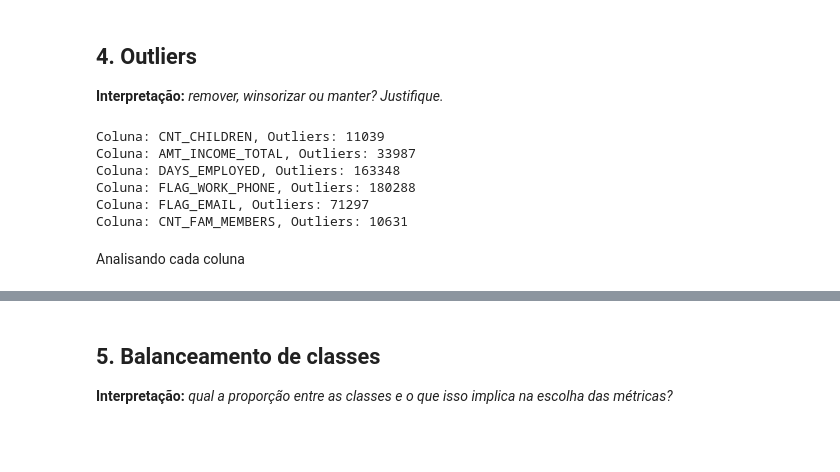
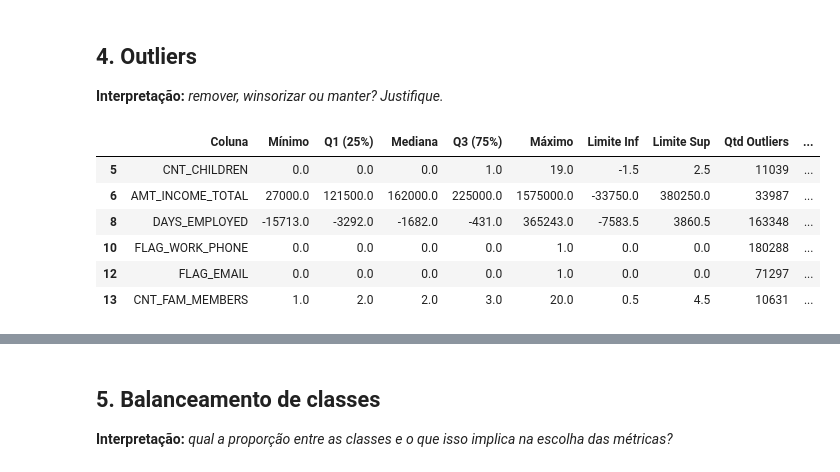
Before and after one commit to dianafismed/postech-tech-challenge-fase2, a Jupyter notebook: notebooks/01_eda.ipynb, the cells around one changed output, grey strips where cells are left out. Cells and saved outputs as stored; diff of their text form; code cells hidden in the pictures; blank space fills up the shorter version.

```diff
--- a/notebooks/01_eda.ipynb
+++ b/notebooks/01_eda.ipynb
@@ -620,23 +678,46 @@ ________________________________________________________________________________
 
 **Interpretação:** _remover, winsorizar ou manter? Justifique._
 # %%
-# Detecção de outliers usando o método do IQR (Interquartile Range) para as colunas numéricas:
+# Detectando os outliers usando o método do IQR (Interquartile Range) para as colunas numéricas:
+
+df_outliers = []
 
 for col in df.select_dtypes(include=['float64', 'int64']).columns:
   Q1 = df[col].quantile(0.25)
   Q3 = df[col].quantile(0.75)
   IQR = Q3 - Q1
+
   lower_bound = Q1 - 1.5 * IQR
   upper_bound = Q3 + 1.5 * IQR
-  outliers = df[(df[col] < lower_bound) | (df[col] > upper_bound)]
-  if not outliers.empty:
-    print(f"Coluna: {col}, Outliers: {len(outliers)}")
+
+  outliers = df[(df[col] < lower_bound) | (df[col] > upper_bound)][col]
+  count = len(outliers)
+  pct = (count / len(df)) * 100
+
+  df_outliers.append({
+        'Coluna': col,
+        'Mínimo': df[col].min(),
+        'Q1 (25%)': Q1,
+        'Mediana': df[col].median(),
+        'Q3 (75%)': Q3,
+        'Máximo': df[col].max(),
+        'Limite Inf': lower_bound,
+        'Limite Sup': upper_bound,
+        'Qtd Outliers': count,
+        '% Outliers': round(pct, 2),
+        'Média': df[col].mean().round(2)
+    })
+
+# Colocando em um dataframe
+df_outliers = pd.DataFrame(df_outliers)
+
+# Mostrando apenas as colunas com outliers maiores que 0
+df_outliers[df_outliers['Qtd Outliers'] > 0]
 # %% [output]
-Coluna: CNT_CHILDREN, Outliers: 11039
-Coluna: AMT_INCOME_TOTAL, Outliers: 33987
-Coluna: DAYS_EMPLOYED, Outliers: 163348
-Coluna: FLAG_WORK_PHONE, Outliers: 180288
-Coluna: FLAG_EMAIL, Outliers: 71297
-Coluna: CNT_FAM_MEMBERS, Outliers: 10631
+|  | Coluna | Mínimo | Q1 (25%) | Mediana | Q3 (75%) | Máximo | Limite Inf | Limite Sup | Qtd Outliers | ... |
+| 5 | CNT_CHILDREN | 0.0 | 0.0 | 0.0 | 1.0 | 19.0 | -1.5 | 2.5 | 11039 | ... |
+| 6 | AMT_INCOME_TOTAL | 27000.0 | 121500.0 | 162000.0 | 225000.0 | 1575000.0 | -33750.0 | 380250.0 | 33987 | ... |
+| 8 | DAYS_EMPLOYED | -15713.0 | -3292.0 | -1682.0 | -431.0 | 365243.0 | -7583.5 | 3860.5 | 163348 | ... |
+| 10 | FLAG_WORK_PHONE | 0.0 | 0.0 | 0.0 | 0.0 | 1.0 | 0.0 | 0.0 | 180288 | ... |
+| 12 | FLAG_EMAIL | 0.0 | 0.0 | 0.0 | 0.0 | 1.0 | 0.0 | 0.0 | 71297 | ... |
+| 13 | CNT_FAM_MEMBERS | 1.0 | 2.0 | 2.0 | 3.0 | 20.0 | 0.5 | 4.5 | 10631 | ... |
-# %% [markdown]
-Analisando cada coluna
```
Also changed, not shown: parts of 19 cells of this notebook, 1 other file.
